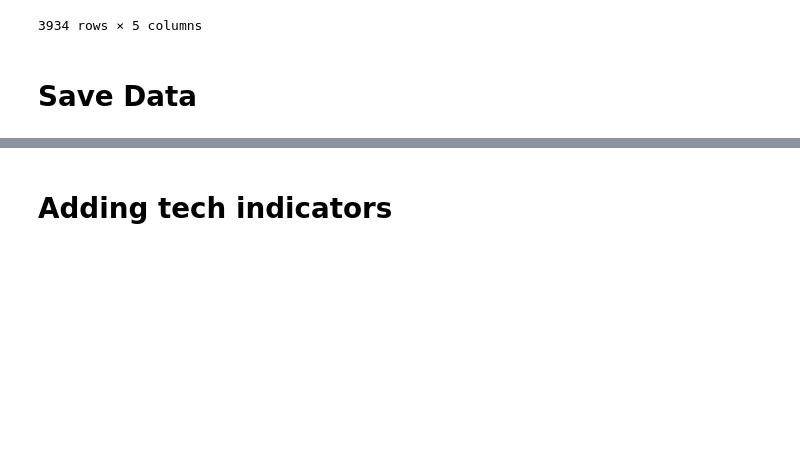
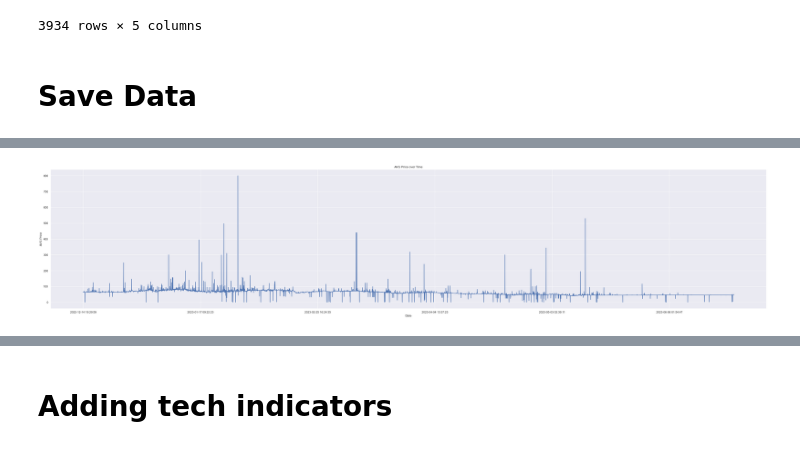
Before and after one commit to suanow/NFT-ML-term-paper, a Jupyter notebook: models/sand_new.ipynb, the cells around one changed output, grey strips where cells are left out. Drawn from its saved outputs; the diff is of its cells as text; code cells hidden in the pictures; blank space fills up the shorter version.

```diff
--- a/models/sand_new.ipynb
+++ b/models/sand_new.ipynb
@@ -181,0 +299,11 @@ bayc_blocks.to_csv('bayc_w_time.csv')
+# %%
+# AVG price over time
+
+plt.figure(figsize=(50,10))
+bayc_df.groupby('date')['price'].mean().plot()
+plt.xlabel('Date')
+plt.ylabel('AVG Price')
+plt.title('AVG Price over Time')
+plt.show()
+# %% [output]
+[figure, added]
```
Also changed, not shown: parts of 42 cells of this notebook, 8 other files.
